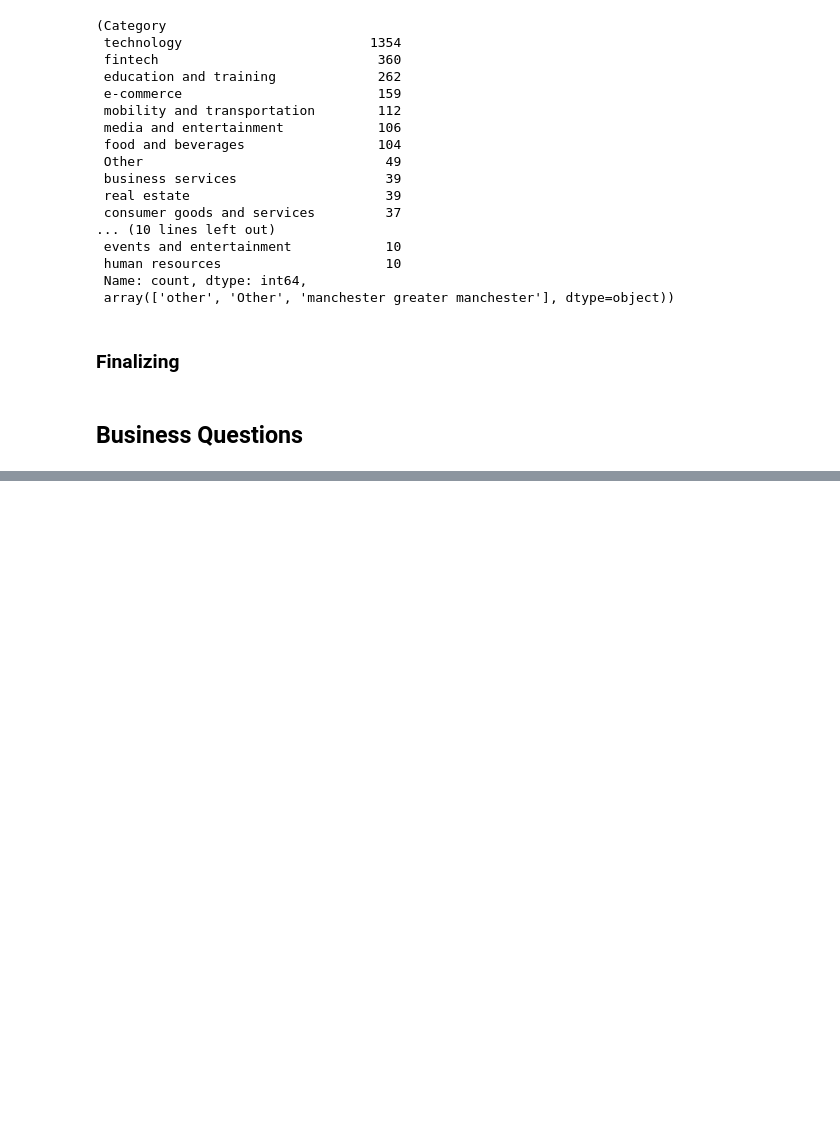
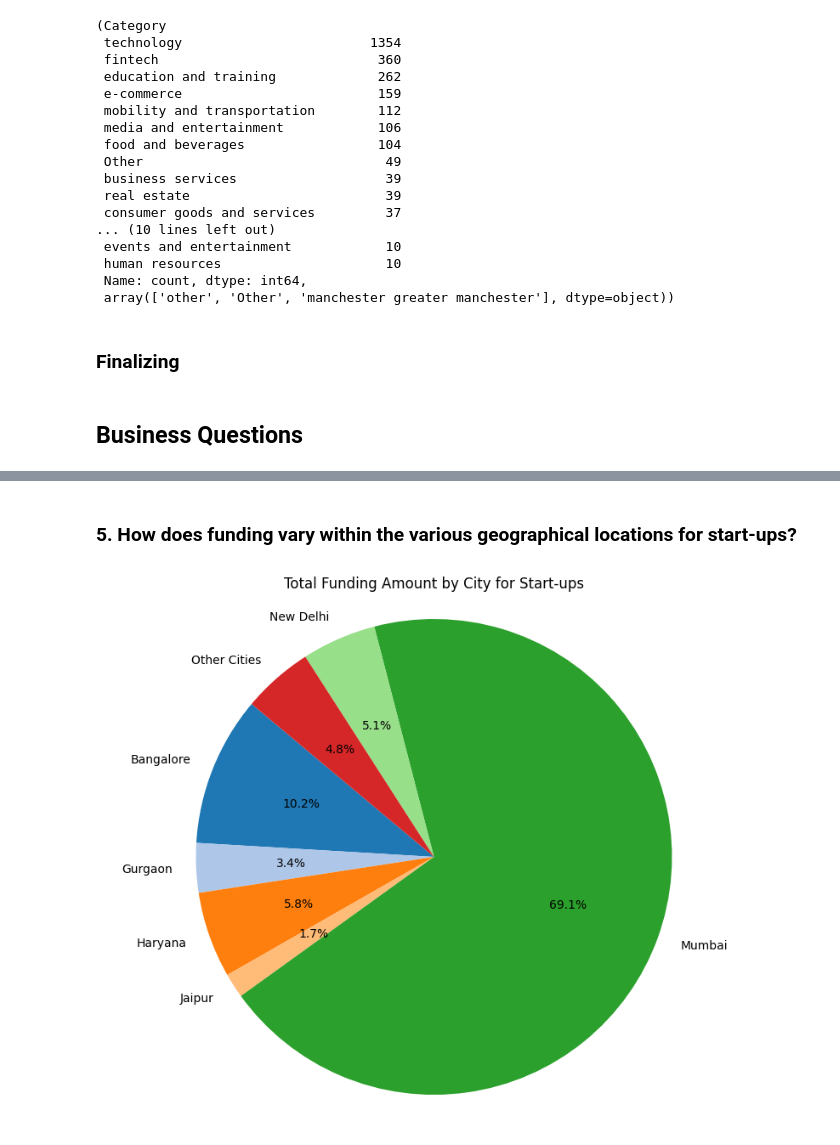
Before and after one commit to elishastanley/Indian-Start-up-Funding-Analysis-2018-2021, a Jupyter notebook: notebook/main.ipynb, the cells around one changed output, grey strips where cells are left out. Cells and saved outputs as stored; diff of their text form; code cells hidden in the pictures; blank space fills up the shorter version.

```diff
--- a/notebook/main.ipynb
+++ b/notebook/main.ipynb
@@ -883,0 +1052,36 @@ data.to_csv('data/cleaned_startup_funding.csv', index=False)
+# %% [markdown]
+### 5.	How does funding vary within the various geographical locations for start-ups?
+# %%
+# Grouping by 'HeadQuarter' and summing the 'Amount'
+funding_by_location = data.groupby('HeadQuarter')['Amount'].sum().reset_index()
+
+# Calculating the total funding
+total_funding = funding_by_location['Amount'].sum()
+
+# Determining the percentage contribution of each city
+funding_by_location['Percentage'] = (funding_by_location['Amount'] / total_funding) * 100
+
+# Separating cities with more than 1% funding
+significant_cities = funding_by_location[funding_by_location['Percentage'] > 1]
+other_cities = funding_by_location[funding_by_location['Percentage'] <= 1]
+
+# Summing up the funding for other cities
+other_cities_funding = other_cities['Amount'].sum()
+other_cities_percentage = other_cities['Percentage'].sum()
+
+# Adding 'Other Cities' to the significant cities dataframe
+other_cities_row = pd.DataFrame({'HeadQuarter': ['Other Cities'], 'Amount': [other_cities_funding], 'Percentage': [other_cities_percentage]})
+significant_cities = pd.concat([significant_cities, other_cities_row], ignore_index=True)
+
+# Using a seaborn color palette
+colors = sns.color_palette('tab20', len(significant_cities))
+
+# Plotting
+plt.figure(figsize=(10, 8))
+plt.pie(significant_cities['Amount'], labels=significant_cities['HeadQuarter'],
+        autopct='%1.1f%%', startangle=140, colors=colors)
+plt.title('Total Funding Amount by City for Start-ups')
+plt.axis('equal')  # Equal aspect ratio ensures the pie chart is circular.
+plt.show()
+# %% [output]
+[figure, added]
```
Also changed, not shown: parts of 21 cells of this notebook.
